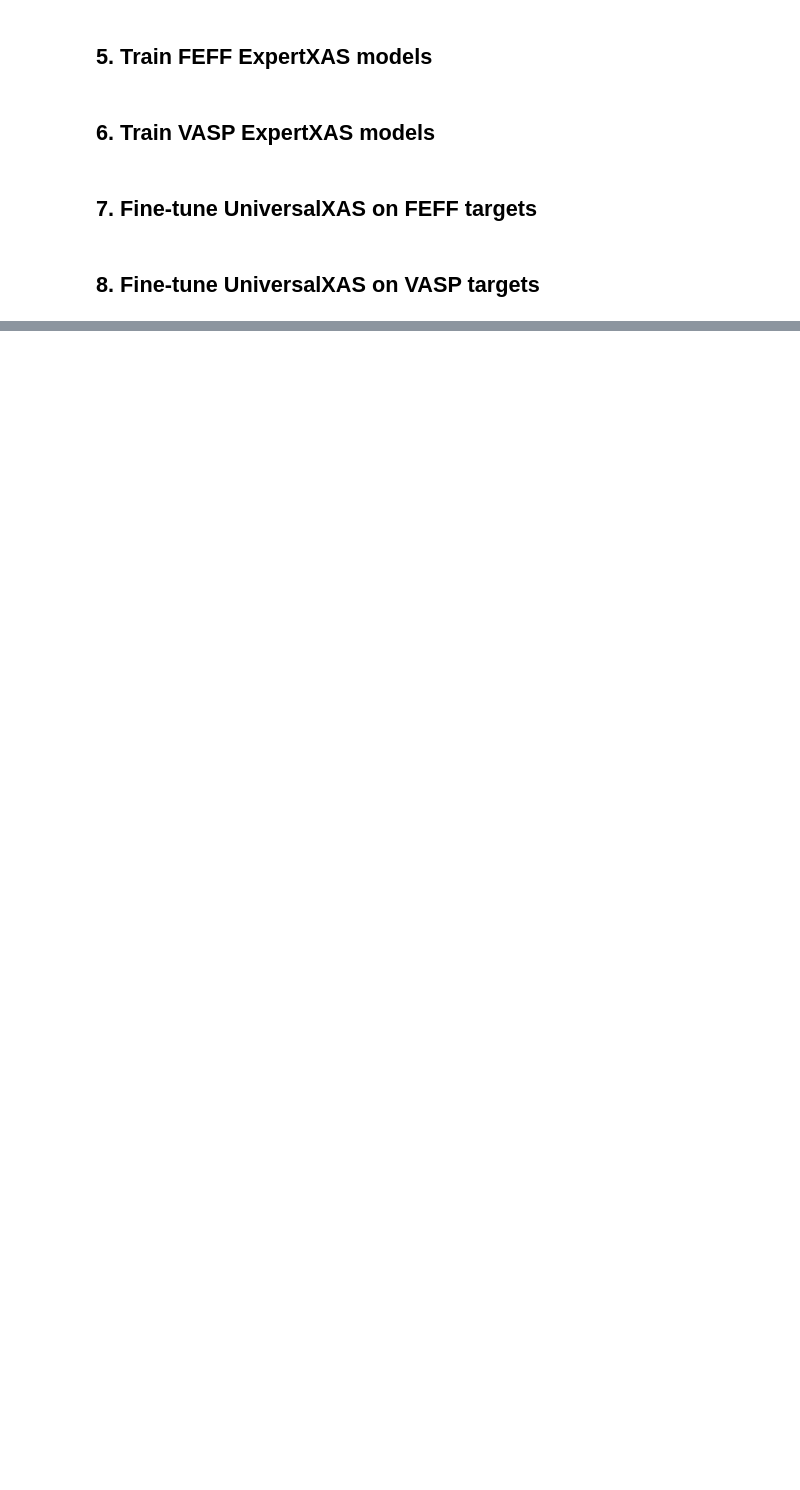
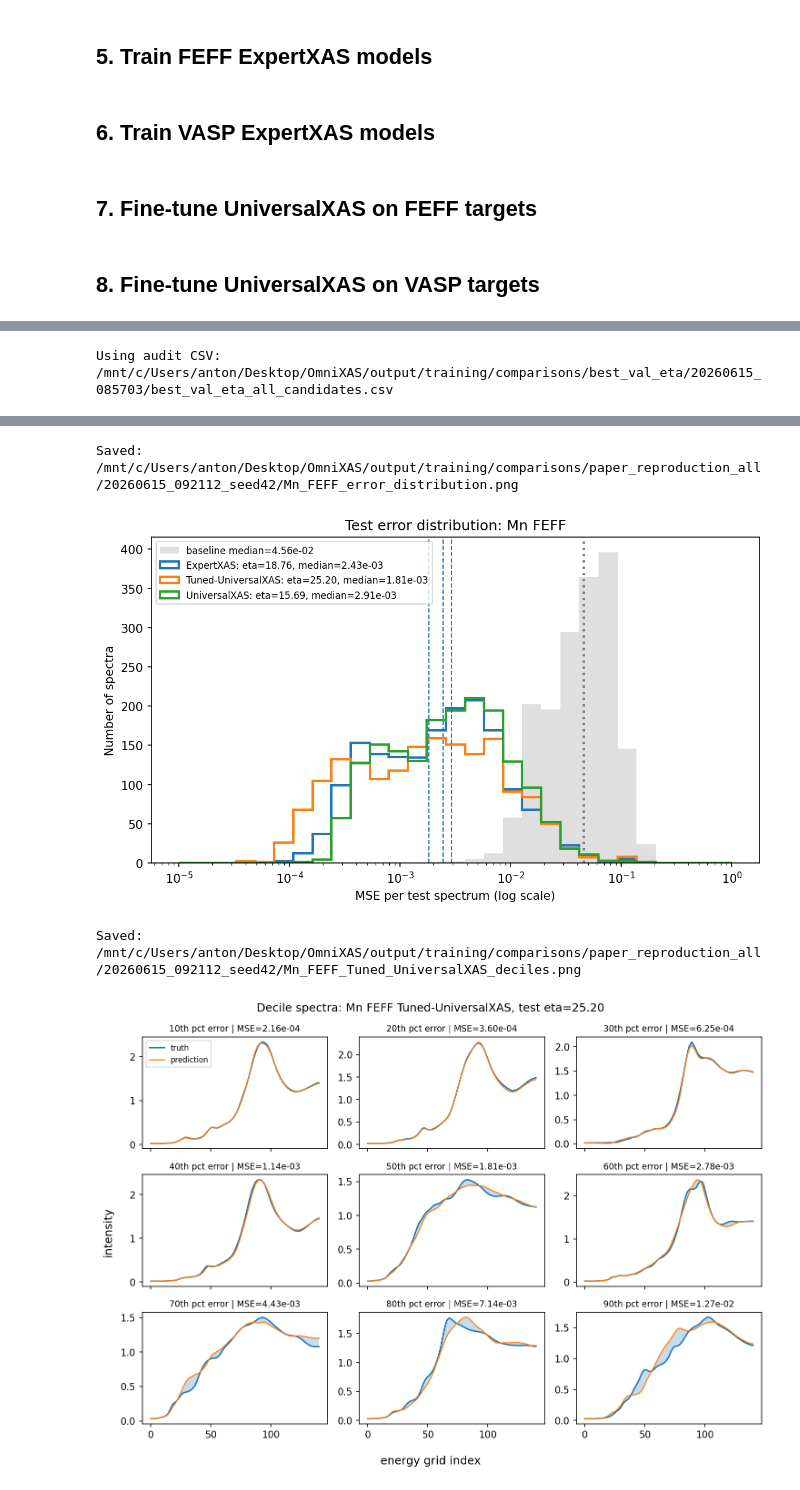
Before and after one commit to AntonYanaky/OmniXAS, a Jupyter notebook: tutorial_omnixas/reproduce_paper_training.ipynb, the cells around one changed output, grey strips where cells are left out. Drawn from its saved outputs; the diff is of its cells as text; code cells hidden in the pictures; blank space fills up the shorter version.

```diff
--- a/tutorial_omnixas/reproduce_paper_training.ipynb
+++ b/tutorial_omnixas/reproduce_paper_training.ipynb
@@ -456,7 +494,6 @@ def latest_best_val_eta_audit_csv():
         )
     return max(candidates, key=lambda p: p.stat().st_mtime)
 
-
 def hidden_dims_for_plot(element, spectrum_type, model_name):
     if model_name in {"UniversalXAS", "Tuned-UniversalXAS"}:
         return UNIVERSAL_DIMS
@@ -465,7 +502,26 @@ def hidden_dims_for_plot(element, spectrum_type, model_name):
     return VASP_HPARAMS[element]["widths"]
 
 
+def resolve_checkpoint_path(ckpt_path):
+    ckpt_path = Path(ckpt_path)
+    if ckpt_path.exists():
+        return ckpt_path
+
+    marker = "output/training/"
+    text = str(ckpt_path).replace("\\", "/")
+    if marker in text:
+        local = REPO_ROOT / marker.rstrip("/") / text.split(marker, 1)[1]
+        if local.exists():
+            return local
+
+    raise FileNotFoundError(
+        f"Checkpoint not found: {ckpt_path}\n"
+        "If this path came from another machine, copy output/training to this repo or rerun evaluate_best_eta.py locally."
+    )
+
+
 def predict_ckpt_direct(ckpt_path, X, hidden_dims, batch_size=1024):
+    ckpt_path = resolve_checkpoint_path(ckpt_path)
     module = PlModule.load_from_checkpoint(
         checkpoint_path=str(ckpt_path),
         model=XASBlock(INPUT_DIM, list(hidden_dims), OUTPUT_DIM),
@@ -490,17 +546,15 @@ def selected_plot_rows(element, spectrum_type, models=None, audit_csv=None):
     df = pd.read_csv(audit_csv)
     if models is None:
         models = ["ExpertXAS", "Tuned-UniversalXAS"] if spectrum_type == "VASP" else ["ExpertXAS", "UniversalXAS", "Tuned-UniversalXAS"]
-    df = df[
-        (df["element"] == element)
-        & (df["type"] == spectrum_type)
-        & df["model"].isin(models)
-    ].copy()
+    df = df[(df["element"] == element) & (df["type"] == spectrum_type) & df["model"].isin(models)].copy()
     if df.empty:
         raise ValueError(f"No rows found for {element} {spectrum_type} / {models} in {audit_csv}")
+
     rows = []
     for model_name, group in df.groupby("model"):
         rows.append(group.sort_values("selection_eta", ascending=False).iloc[0])
     rows = pd.DataFrame(rows).sort_values("model")
+
     print("Using audit CSV:", audit_csv)
     display_cols = ["dataset", "model", "checkpoint_seed", "dropout", "selection_eta", "eta", "paper_eta", "checkpoint_path"]
     display(rows[[c for c in display_cols if c in rows.columns]])
@@ -508,6 +562,7 @@ def selected_plot_rows(element, spectrum_type, models=None, audit_csv=None):
 
 
 def plot_test_error_distribution(element, spectrum_type, rows):
+    """Tutorial-style histogram: MSE values on a log-scaled x-axis."""
     split = feff_splits[element] if spectrum_type == "FEFF" else vasp_splits[element]
     target = split.test.y
     baseline = np.repeat(split.train.y.mean(axis=0, keepdims=True), len(target), axis=0)
@@ -521,21 +576,40 @@ def plot_test_error_distribution(element, spectrum_type, rows):
         preds[model_name] = pred
         errors[model_name] = mse_per_spectrum(target, pred)
 
+    # Same idea as Nina Cao's Cu tutorial: histogram raw per-spectrum MSEs,
+    # but put the x-axis on a log scale because most errors are very small.
     all_errors = [baseline_errors] + list(errors.values())
     positive = np.concatenate([e[e > 0] for e in all_errors])
-    bins = np.linspace(np.floor(np.log10(positive.min())), np.ceil(np.log10(positive.max())), 45)
+    lo = np.floor(np.log10(np.quantile(positive, 0.001)))
+    hi = np.ceil(np.log10(np.quantile(positive, 0.999)))
+    bins = 10 ** np.linspace(lo, hi, 30)
 
     fig, ax = plt.subplots(figsize=(8, 4.8), dpi=150)
-    ax.hist(np.log10(baseline_errors), bins=bins, density=True, alpha=0.25, color="gray", label=f"baseline median={np.median(baseline_errors):.2e}")
+    ax.hist(
+        baseline_errors,
+        bins=bins,
+        alpha=0.25,
+        color="gray",
+        label=f"baseline median={np.median(baseline_errors):.2e}",
+    )
+    ax.axvline(np.median(baseline_errors), color="gray", linestyle=":", linewidth=2)
+
     for _, row in rows.iterrows():
         model_name = row["model"]
         e = errors[model_name]
-        ax.hist(np.log10(e), bins=bins, density=True, histtype="step", linewidth=2, label=f"{model_name}: eta={row['eta']:.2f}, med={np.median(e):.2e}")
-        ax.axvline(np.log10(np.median(e)), linestyle="--", linewidth=1)
-    ax.axvline(np.log10(np.median(baseline_errors)), color="gray", linestyle=":", linewidth=2)
+        ax.hist(
+            e,
+            bins=bins,
+            histtype="step",
+            linewidth=2,
+            label=f"{model_name}: eta={row['eta']:.2f}, median={np.median(e):.2e}",
+        )
+        ax.axvline(np.median(e), linestyle="--", linewidth=1)
+
+    ax.set_xscale("log")
     ax.set_title(f"Test error distribution: {element} {spectrum_type}")
-    ax.set_xlabel(r"$\log_{10}(\mathrm{MSE\ per\ spectrum})$")
-    ax.set_ylabel("Density")
+    ax.set_xlabel("MSE per test spectrum (log scale)")
+    ax.set_ylabel("Number of spectra")
     ax.legend(fontsize=8)
     fig.tight_layout()
     out = RESULTS_DIR / f"{element}_{spectrum_type}_error_distribution.png"
@@ -543,7 +617,6 @@ def plot_test_error_distribution(element, spectrum_type, rows):
     print("Saved:", out)
     plt.show()
     return preds, errors
-
 
 def plot_decile_spectra(element, spectrum_type, rows, preds, model_name="Tuned-UniversalXAS"):
     if model_name not in preds:
@@ -578,3 +651,5 @@ def plot_decile_spectra(element, spectrum_type, rows, preds, model_name="Tuned-U
 plot_rows = selected_plot_rows(PLOT_ELEMENT, PLOT_TYPE, PLOT_MODELS, AUDIT_CSV)
 plot_preds, plot_errors = plot_test_error_distribution(PLOT_ELEMENT, PLOT_TYPE, plot_rows)
 plot_decile_spectra(PLOT_ELEMENT, PLOT_TYPE, plot_rows, plot_preds, DECILE_MODEL)
+# %% [output]
+Using audit CSV: /mnt/c/Users/anton/Desktop/OmniXAS/output/training/comparisons/best_val_eta/20260615_085703/best_val_eta_all_candidates.csv
@@ -580,0 +660,4 @@ plot_decile_spectra(PLOT_ELEMENT, PLOT_TYPE, plot_rows, plot_preds, DECILE_MODEL
+Saved: /mnt/c/Users/anton/Desktop/OmniXAS/output/training/comparisons/paper_reproduction_all/20260615_092112_seed42/Mn_FEFF_error_distribution.png
+[figure, added]
+Saved: /mnt/c/Users/anton/Desktop/OmniXAS/output/training/comparisons/paper_reproduction_all/20260615_092112_seed42/Mn_FEFF_Tuned_UniversalXAS_deciles.png
+[figure, added]
```
Also changed, not shown: parts of 9 cells of this notebook.
